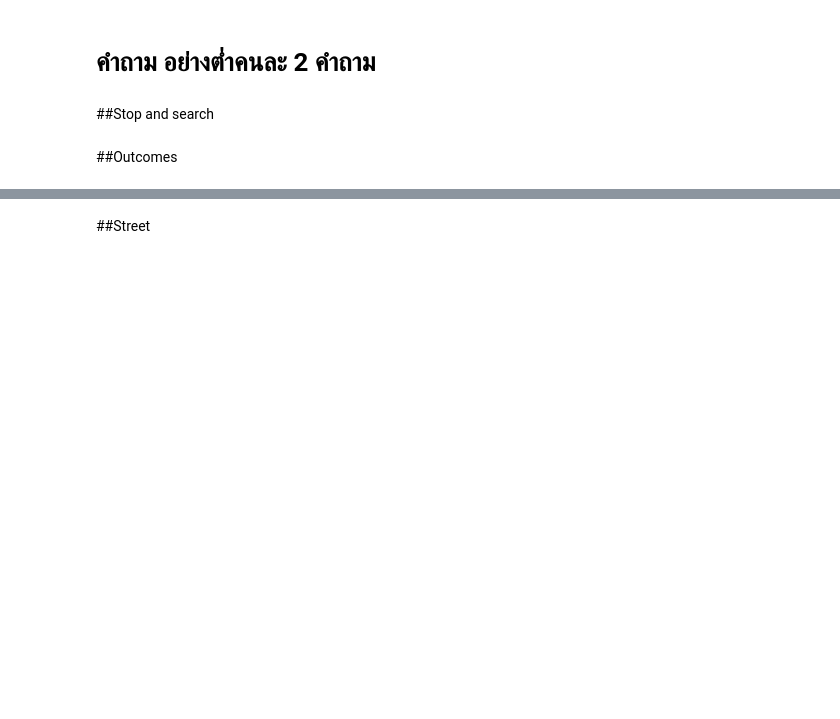
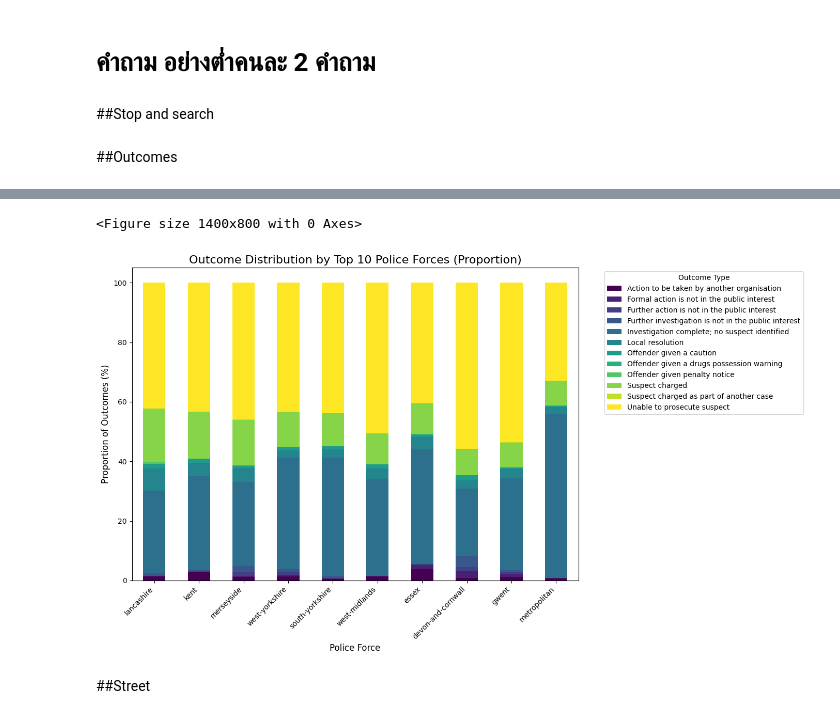
Before and after one commit to jangInw007/JENZY_Project, a Jupyter notebook: JENZY_is_perfect_project_Basicpro.ipynb, the cells around one changed output, grey strips where cells are left out. Saved outputs shown, nothing was run; the diff lists cells and outputs as text; code cells hidden in the pictures; blank space fills up the shorter version.

Commit message:
Clean outcomes แล้ว แต่ยังไม่ตั้งคำถาม

```diff
--- a/JENZY_is_perfect_project_Basicpro.ipynb
+++ b/JENZY_is_perfect_project_Basicpro.ipynb
@@ -872,0 +1065,18 @@ These questions can serve as a starting point for your data analysis and visuali
+# %%
+# นับจำนวนแต่ละ Outcome Type ต่อ Police Force
+outcome_distribution = combined_outcomes_2025_all_months.groupby(
+    ['Police_Force', 'Outcome type']
+).size().reset_index(name='Outcome_Count')
+
+# คำนวณจำนวนคดีรวมต่อ Police Force
+total_outcomes_by_force = outcome_distribution.groupby('Police_Force')['Outcome_Count'].sum().reset_index(name='Total_Outcomes')
+
+# รวมข้อมูลและคำนวณสัดส่วน
+outcome_analysis_df = pd.merge(outcome_distribution, total_outcomes_by_force, on='Police_Force')
+
+outcome_analysis_df['Proportion'] = (
+    outcome_analysis_df['Outcome_Count'] / outcome_analysis_df['Total_Outcomes']
+) * 100
+
+print("Outcome Distribution Analysis (sample):")
+display(outcome_analysis_df.head())
@@ -873,2 +1091,35 @@ These questions can serve as a starting point for your data analysis and visuali
+# %%
+import matplotlib.pyplot as plt
+import seaborn as sns
+
+# เลือกกองกำลังตำรวจ 10 อันดับแรกที่มีปริมาณคดีสูงสุดเพื่อไม่ให้กราฟแน่นเกินไป
+top_forces = outcome_analysis_df.groupby('Police_Force')['Total_Outcomes'].sum().nlargest(10).index
+plot_data = outcome_analysis_df[outcome_analysis_df['Police_Force'].isin(top_forces)]
+
+# จัดเรียงตามสัดส่วน 'Suspect charged' เพื่อเปรียบเทียบประสิทธิภาพ
+# Note: อาจต้องทำการ pivot table ก่อนเพื่อใช้ Stacked Bar ที่ง่ายขึ้น
+pivot_plot_data = plot_data.pivot(
+    index='Police_Force',
+    columns='Outcome type',
+    values='Proportion'
+).fillna(0)
+
+# จัดเรียง Police Forces ตาม 'Suspect charged' (ประสิทธิภาพสูงไปต่ำ)
+pivot_plot_data['Sort_Order'] = pivot_plot_data['Suspect charged']
+pivot_plot_data = pivot_plot_data.sort_values(by='Sort_Order', ascending=False).drop(columns='Sort_Order')
+
+# Plotting the Stacked Bar Chart
+plt.figure(figsize=(14, 8))
+pivot_plot_data.plot(kind='bar', stacked=True, colormap='viridis', figsize=(14, 8))
+plt.title('Outcome Distribution by Top 10 Police Forces (Proportion)', fontsize=16)
+plt.xlabel('Police Force', fontsize=12)
+plt.ylabel('Proportion of Outcomes (%)', fontsize=12)
+plt.legend(title='Outcome Type', bbox_to_anchor=(1.05, 1), loc='upper left')
+plt.xticks(rotation=45, ha='right')
+plt.tight_layout()
+plt.show()
+# %% [output]
+<Figure size 1400x800 with 0 Axes>
+[figure, added]
 # %% [markdown]
 ##Street
```
Also changed, not shown: parts of 19 cells of this notebook.
